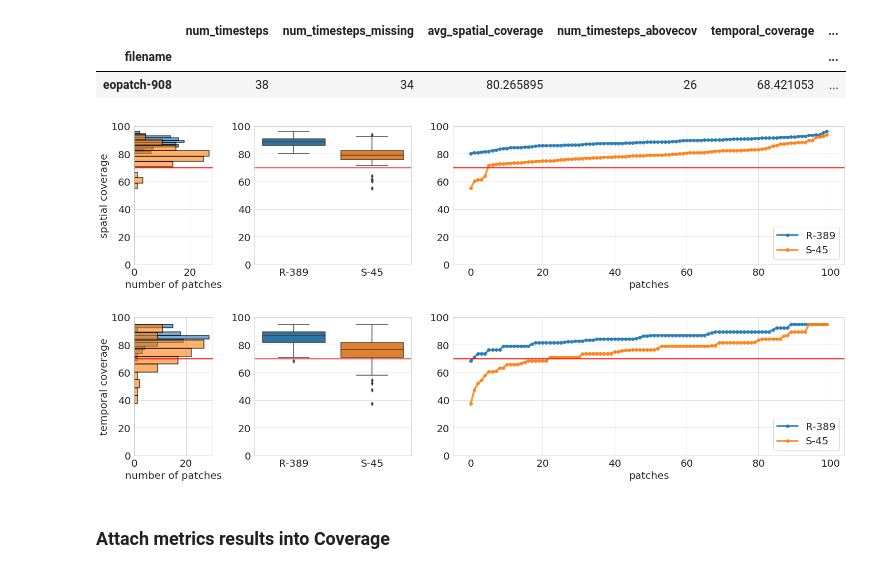
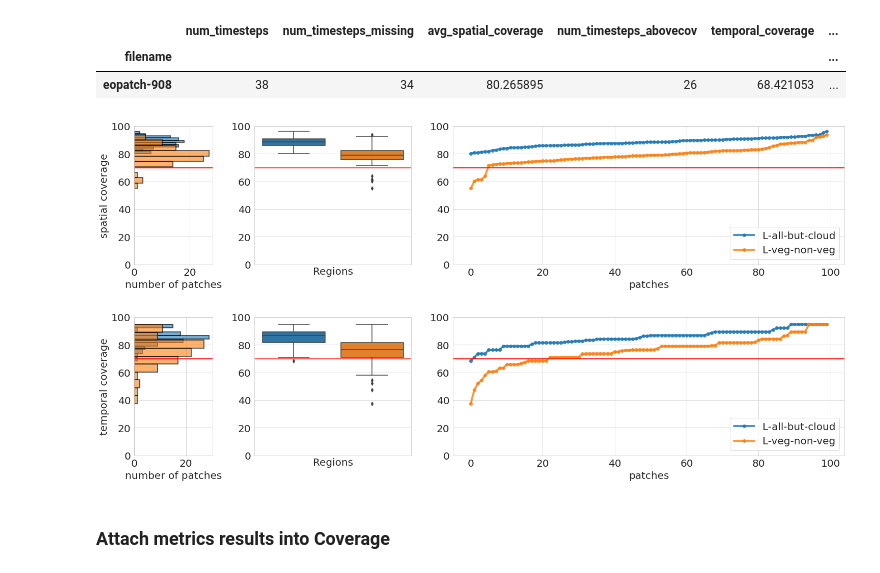
Before and after one commit to fmenat/SITS_S2Coverage, a Jupyter notebook: s2coverage_ai4eo.ipynb, the cells around one changed output. Drawn from its saved outputs; the diff is of its cells as text; code cells hidden in the pictures.

```diff
--- a/s2coverage_ai4eo.ipynb
+++ b/s2coverage_ai4eo.ipynb
@@ -73,18 +73,18 @@ df_stats_cloud[df_stats_cloud["assesment_temporal"] == "low"]
 | filename |  |  |  |  |  | ... |
 | eopatch-908 | 38 | 34 | 80.265895 | 26 | 68.421053 | ... |
 # %%
-plot_coverage_order([df_stats_cloud,df_stats_veg], ["R-389","S-45"], "avg_spatial_coverage",
+plot_coverage_order([df_stats_cloud,df_stats_veg], ["L-all-but-cloud","L-veg-non-veg"], "avg_spatial_coverage",
                     lower_limit=70, lower_limit_show=True, ylabel="spatial coverage")
 plt.savefig("imgs/ai4eo_spatial_coverage_70.pdf", bbox_inches="tight")
 plt.show()
 
-plot_coverage_order([df_stats_cloud,df_stats_veg], ["R-389","S-45"], "temporal_coverage",
+plot_coverage_order([df_stats_cloud,df_stats_veg], ["L-all-but-cloud","L-veg-non-veg"], "temporal_coverage",
                     lower_limit=70, lower_limit_show=True, ylabel="temporal coverage")
 plt.savefig("imgs/ai4eo_temporal_coverage_70.pdf", bbox_inches="tight")
 plt.show()
 # %% [output]
-[figure, old version]
+[figure, new version]
-[figure, old version]
+[figure, new version]
 # %% [markdown]
 ### Attach metrics results into Coverage
 # %%
```
Also changed, not shown: 3 other files.
